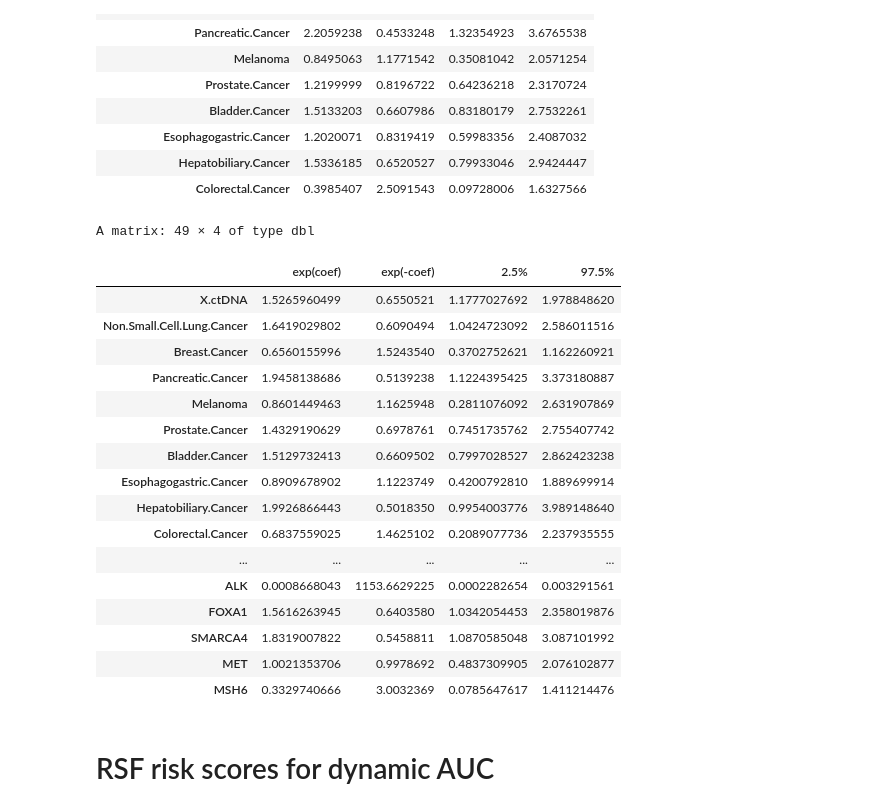
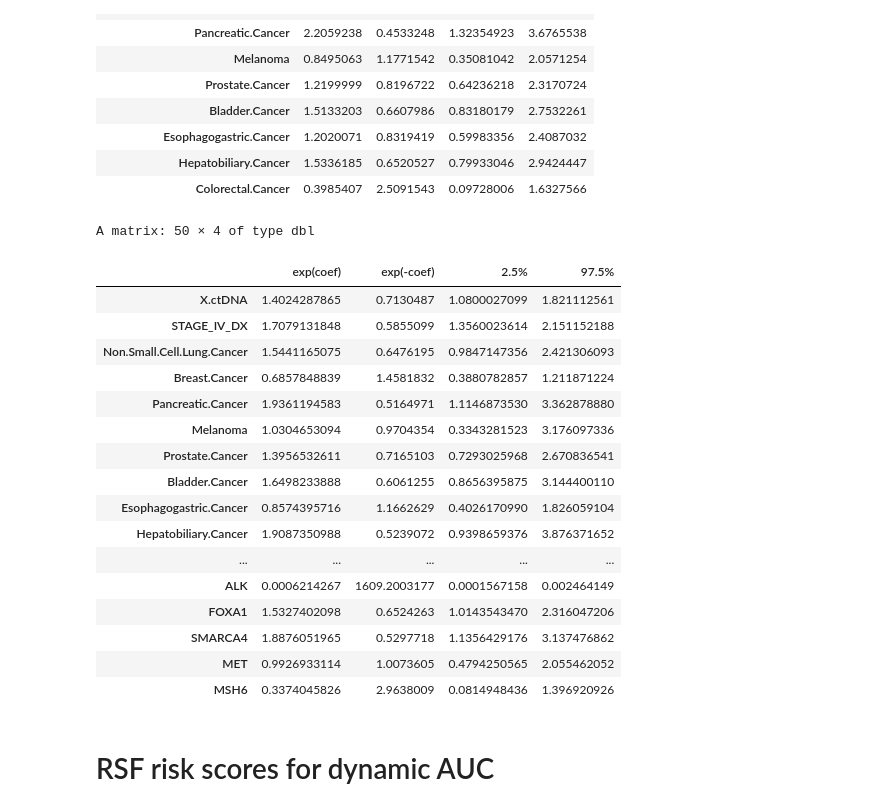
Before and after one commit to clinical-data-mining/ctDNA_CAT, a Jupyter notebook: code/CompetingRisks.ipynb, the cells around one changed output. Drawn from its saved outputs; the diff is of its cells as text; code cells hidden in the pictures.

```diff
--- a/code/CompetingRisks.ipynb
+++ b/code/CompetingRisks.ipynb
@@ -156,41 +156,41 @@ A matrix: 12 × 4 of type dbl
 # %%
 # discovery cohort with matched MSK-IMPACT (MSK-IMPACT) for sensitivity analysis
 vte_impact <- read.csv("../data/discovery_matched_impact.csv", header=TRUE)
 logical_columns <- sapply(vte_impact, function(x) all(x %in% c("True", "False")))
 vte_impact <- vte_impact %>%
   mutate_at(vars(names(logical_columns)[logical_columns]), ~ ifelse(. == "True", TRUE, FALSE))
 
-z<-crr(vte_impact$stop,vte_impact$CAT_DEATH_ENDPT,vte_impact[c("X.ctDNA","Non.Small.Cell.Lung.Cancer",
+z<-crr(vte_impact$stop,vte_impact$CAT_DEATH_ENDPT,vte_impact[c("X.ctDNA","STAGE_IV_DX","Non.Small.Cell.Lung.Cancer",
                                           "Breast.Cancer", "Pancreatic.Cancer",
             "Melanoma", "Prostate.Cancer", "Bladder.Cancer",
             "Esophagogastric.Cancer", "Hepatobiliary.Cancer", "Colorectal.Cancer",
             'TP53', 'KRAS', 'EGFR', 'PIK3CA', 'CDKN2A', 'ARID1A',
        'ATM', 'RB1', 'APC', 'NF1', 'KEAP1', 'BRCA2', 'TERT', 'SMAD4', 'STK11',
        'SF3B1', 'KDM6A', 'AR', 'PTEN', 'ERBB2', 'ESR1', 'BRAF', 'BRCA1',
        'CDH1', 'GATA3', 'TSC2', 'PTCH1', 'CTNNB1', 'FGFR2', 'FBXW7', 'FGFR3',
        'DNMT3A', 'KIT', 'TSC1', 'ALK', 'FOXA1', 'SMARCA4', 'MET', #'NTRK3',
        'MSH6')])
 summary(z)$conf.int
 write.csv(summary(z)$conf.int, "multivariate_HR_impact.csv", row.names=TRUE)
 # %% [output]
-A matrix: 49 × 4 of type dbl
+A matrix: 50 × 4 of type dbl
 |  | exp(coef) | exp(-coef) | 2.5% | 97.5% |
-| X.ctDNA | 1.5265960499 | 0.6550521 | 1.1777027692 | 1.978848620 |
-| Non.Small.Cell.Lung.Cancer | 1.6419029802 | 0.6090494 | 1.0424723092 | 2.586011516 |
-| Breast.Cancer | 0.6560155996 | 1.5243540 | 0.3702752621 | 1.162260921 |
-| Pancreatic.Cancer | 1.9458138686 | 0.5139238 | 1.1224395425 | 3.373180887 |
-| Melanoma | 0.8601449463 | 1.1625948 | 0.2811076092 | 2.631907869 |
-| Prostate.Cancer | 1.4329190629 | 0.6978761 | 0.7451735762 | 2.755407742 |
-| Bladder.Cancer | 1.5129732413 | 0.6609502 | 0.7997028527 | 2.862423238 |
-| Esophagogastric.Cancer | 0.8909678902 | 1.1223749 | 0.4200792810 | 1.889699914 |
-| Hepatobiliary.Cancer | 1.9926866443 | 0.5018350 | 0.9954003776 | 3.989148640 |
-| Colorectal.Cancer | 0.6837559025 | 1.4625102 | 0.2089077736 | 2.237935555 |
+| X.ctDNA | 1.4024287865 | 0.7130487 | 1.0800027099 | 1.821112561 |
+| STAGE_IV_DX | 1.7079131848 | 0.5855099 | 1.3560023614 | 2.151152188 |
+| Non.Small.Cell.Lung.Cancer | 1.5441165075 | 0.6476195 | 0.9847147356 | 2.421306093 |
+| Breast.Cancer | 0.6857848839 | 1.4581832 | 0.3880782857 | 1.211871224 |
+| Pancreatic.Cancer | 1.9361194583 | 0.5164971 | 1.1146873530 | 3.362878880 |
+| Melanoma | 1.0304653094 | 0.9704354 | 0.3343281523 | 3.176097336 |
+| Prostate.Cancer | 1.3956532611 | 0.7165103 | 0.7293025968 | 2.670836541 |
+| Bladder.Cancer | 1.6498233888 | 0.6061255 | 0.8656395875 | 3.144400110 |
+| Esophagogastric.Cancer | 0.8574395716 | 1.1662629 | 0.4026170990 | 1.826059104 |
+| Hepatobiliary.Cancer | 1.9087350988 | 0.5239072 | 0.9398659376 | 3.876371652 |
 | ... | ... | ... | ... | ... |
-| ALK | 0.0008668043 | 1153.6629225 | 0.0002282654 | 0.003291561 |
-| FOXA1 | 1.5616263945 | 0.6403580 | 1.0342054453 | 2.358019876 |
-| SMARCA4 | 1.8319007822 | 0.5458811 | 1.0870585048 | 3.087101992 |
-| MET | 1.0021353706 | 0.9978692 | 0.4837309905 | 2.076102877 |
-| MSH6 | 0.3329740666 | 3.0032369 | 0.0785647617 | 1.411214476 |
+| ALK | 0.0006214267 | 1609.2003177 | 0.0001567158 | 0.002464149 |
+| FOXA1 | 1.5327402098 | 0.6524263 | 1.0143543470 | 2.316047206 |
+| SMARCA4 | 1.8876051965 | 0.5297718 | 1.1356429176 | 3.137476862 |
+| MET | 0.9926933114 | 1.0073605 | 0.4794250565 | 2.055462052 |
+| MSH6 | 0.3374045826 | 2.9638009 | 0.0814948436 | 1.396920926 |
 # %% [markdown]
 # RSF risk scores for dynamic AUC
 # %%
```
Also changed, not shown: 12 other files.
